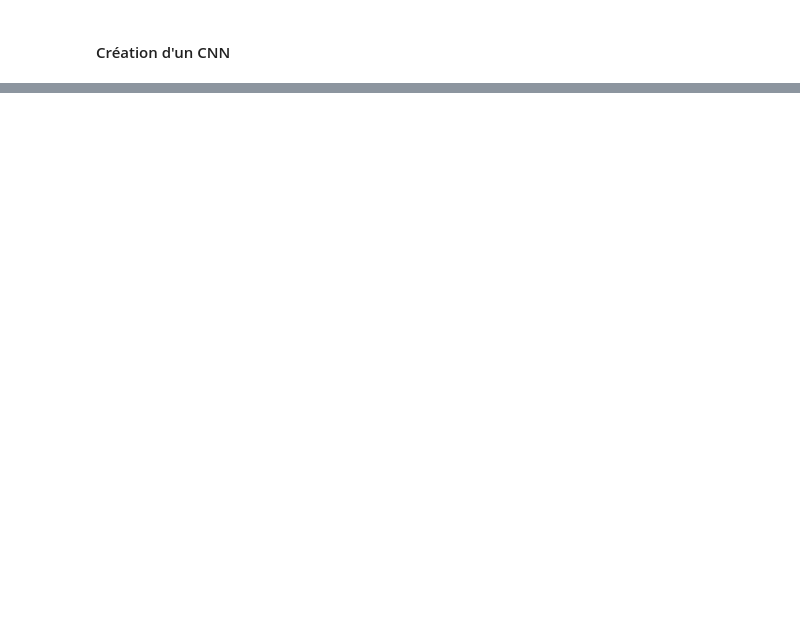
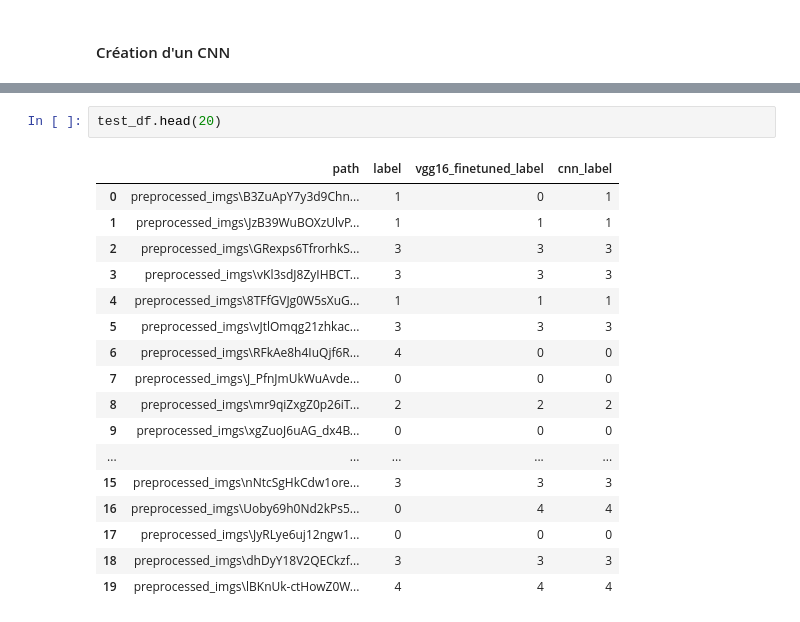
Before and after one commit to ThibaultDieudonne/Comments-and-Pictures-Classification, a Jupyter notebook: n.ipynb, the cells around one changed output, grey strips where cells are left out. Drawn from its saved outputs; the diff is of its cells as text; blank space fills up the shorter version.

```diff
--- a/n.ipynb
+++ b/n.ipynb
@@ -584,0 +587,20 @@ display_learning_curves(cnn_history)
+# %%
+test_df.head(20)
+# %% [output]
+|  | path | label | vgg16_finetuned_label | cnn_label |
+| 0 | preprocessed_imgs\B3ZuApY7y3d9Chn... | 1 | 0 | 1 |
+| 1 | preprocessed_imgs\JzB39WuBOXzUlvP... | 1 | 1 | 1 |
+| 2 | preprocessed_imgs\GRexps6TfrorhkS... | 3 | 3 | 3 |
+| 3 | preprocessed_imgs\vKl3sdJ8ZyIHBCT... | 3 | 3 | 3 |
+| 4 | preprocessed_imgs\8TFfGVJg0W5sXuG... | 1 | 1 | 1 |
+| 5 | preprocessed_imgs\vJtlOmqg21zhkac... | 3 | 3 | 3 |
+| 6 | preprocessed_imgs\RFkAe8h4IuQjf6R... | 4 | 0 | 0 |
+| 7 | preprocessed_imgs\J_PfnJmUkWuAvde... | 0 | 0 | 0 |
+| 8 | preprocessed_imgs\mr9qiZxgZ0p26iT... | 2 | 2 | 2 |
+| 9 | preprocessed_imgs\xgZuoJ6uAG_dx4B... | 0 | 0 | 0 |
+| ... | ... | ... | ... | ... |
+| 15 | preprocessed_imgs\nNtcSgHkCdw1ore... | 3 | 3 | 3 |
+| 16 | preprocessed_imgs\Uoby69h0Nd2kPs5... | 0 | 4 | 4 |
+| 17 | preprocessed_imgs\JyRLye6uj12ngw1... | 0 | 0 | 0 |
+| 18 | preprocessed_imgs\dhDyY18V2QECkzf... | 3 | 3 | 3 |
+| 19 | preprocessed_imgs\lBKnUk-ctHowZ0W... | 4 | 4 | 4 |
```
Also changed, not shown: parts of 13 cells of this notebook, 16 other files.
